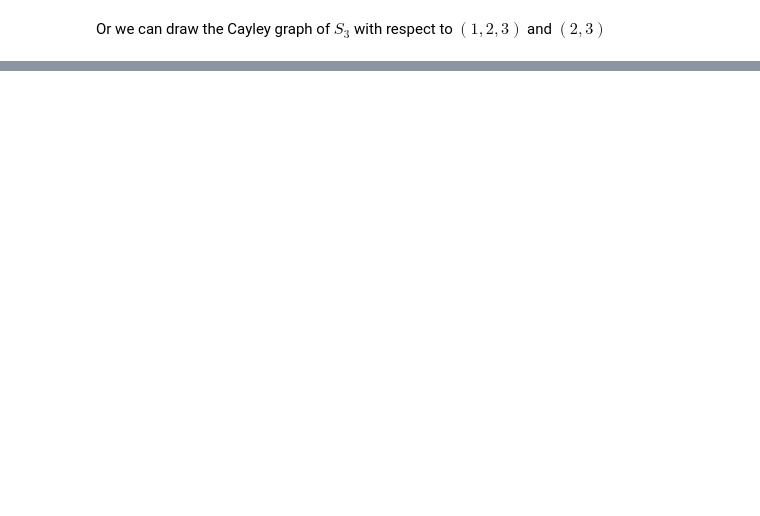
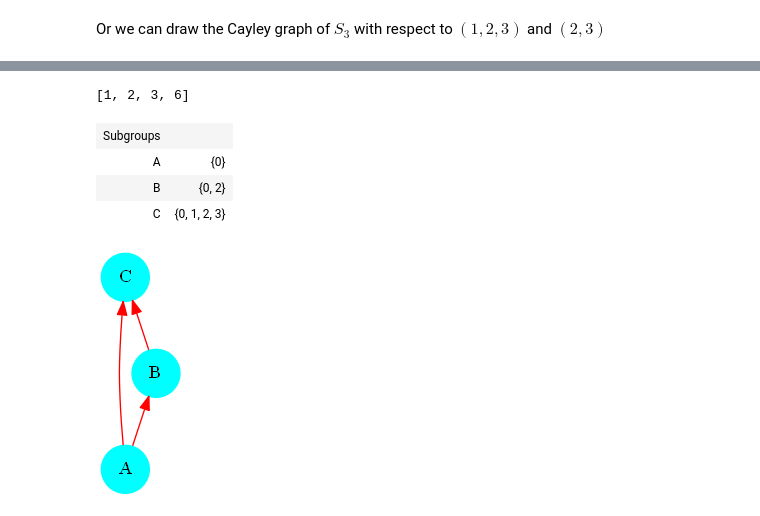
Before and after one commit to pedritomelenas/Algebra-II, a Jupyter notebook: Grupos/absalg-new/Tutorial.ipynb, the cells around one changed output, grey strips where cells are left out. Saved outputs shown, nothing was run; the diff lists cells and outputs as text; code cells hidden in the pictures; blank space fills up the shorter version.

```diff
--- a/Grupos/absalg-new/Tutorial.ipynb
+++ b/Grupos/absalg-new/Tutorial.ipynb
@@ -785,0 +623,12 @@ Image(data=png_str)
+# %%
+divisors(6)
+# %% [output]
+[1, 2, 3, 6]
+# %%
+CyclicGroup(4).group_lattice()
+# %% [output]
+| Subgroups |  |
+| A | {0} |
+| B | {0, 2} |
+| C | {0, 1, 2, 3} |
+[figure, added]
```
Also changed, not shown: parts of 97 cells of this notebook.
